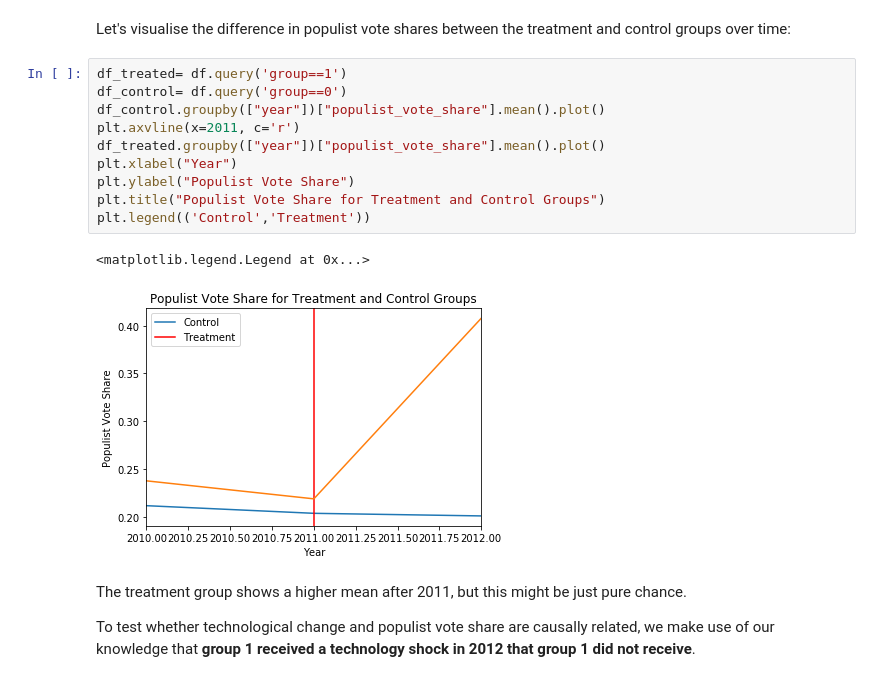
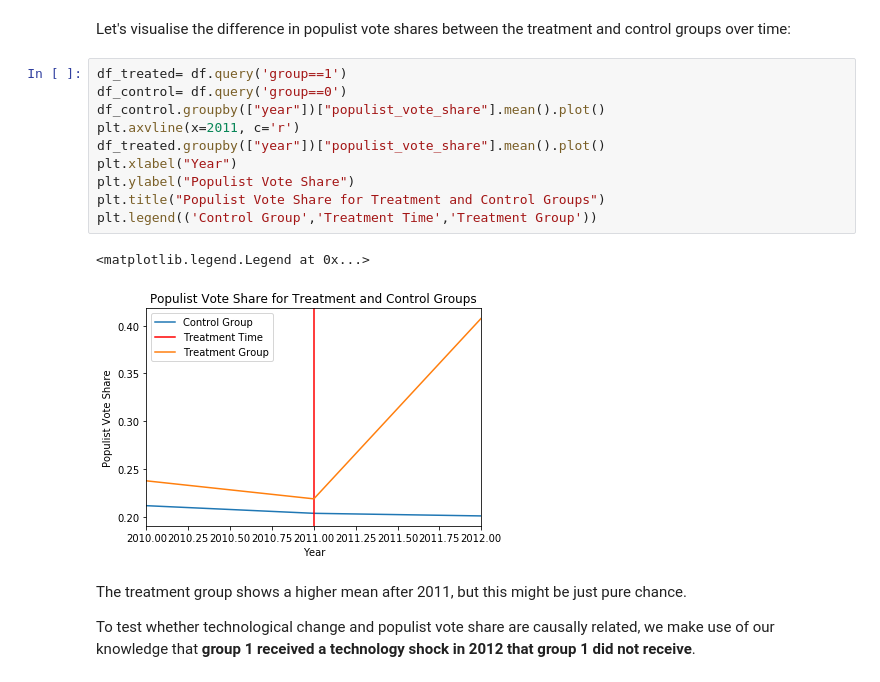
Before and after one commit to FelixHagemeister/POL63102, a Jupyter notebook: Coding_Session_8_DiD.ipynb, the cells around one changed output. Drawn from its saved outputs; the diff is of its cells as text.

```diff
--- a/Coding_Session_8_DiD.ipynb
+++ b/Coding_Session_8_DiD.ipynb
@@ -136,16 +136,16 @@ Let's visualise the difference in populist vote shares between the treatment and
 # %%
 df_treated= df.query('group==1')
 df_control= df.query('group==0')
 df_control.groupby(["year"])["populist_vote_share"].mean().plot()
 plt.axvline(x=2011, c='r')
 df_treated.groupby(["year"])["populist_vote_share"].mean().plot()
 plt.xlabel("Year")
 plt.ylabel("Populist Vote Share")
 plt.title("Populist Vote Share for Treatment and Control Groups")
-plt.legend(('Control','Treatment'))
+plt.legend(('Control Group','Treatment Time','Treatment Group'))
 # %% [output]
 <matplotlib.legend.Legend at 0x...>
-[figure, old version]
+[figure, new version]
 # %% [markdown]
 The treatment group shows a higher mean after 2011, but this might be just pure chance.
 
```
Also changed, not shown: parts of 3 cells of this notebook.
